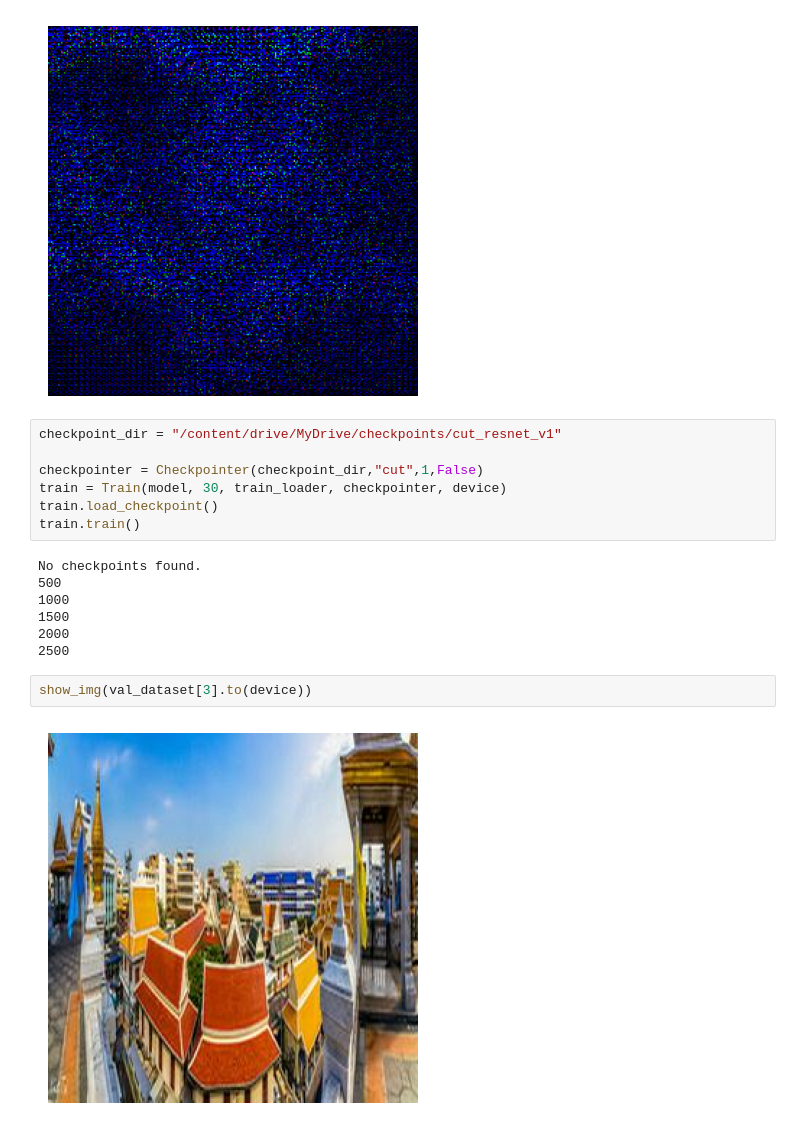
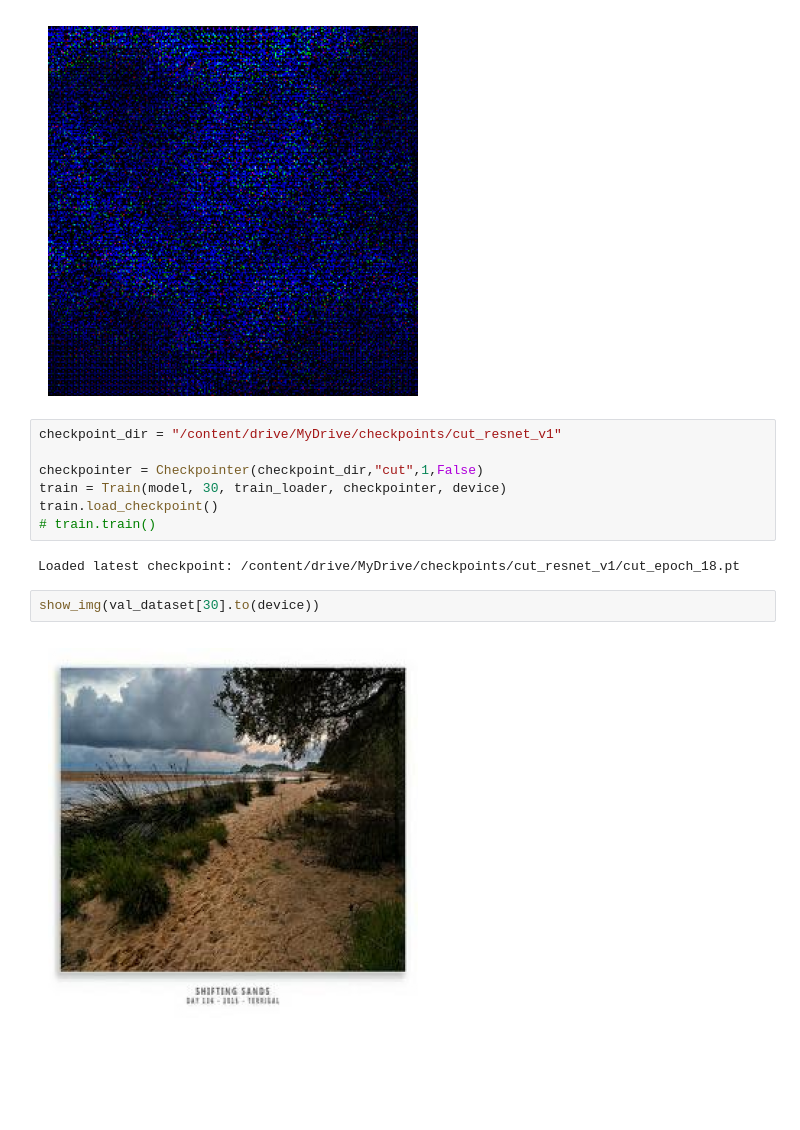
Before and after one commit to azhgh22/Monet_Style_Generator, a Jupyter notebook: notebooks/cut_train.ipynb, the cells around one changed output. Cells and saved outputs as stored; diff of their text form; blank space fills up the shorter version.

```diff
--- a/notebooks/cut_train.ipynb
+++ b/notebooks/cut_train.ipynb
@@ -149,16 +149,11 @@ checkpoint_dir = "/content/drive/MyDrive/checkpoints/cut_resnet_v1"
 checkpointer = Checkpointer(checkpoint_dir,"cut",1,False)
 train = Train(model, 30, train_loader, checkpointer, device)
 train.load_checkpoint()
-train.train()
+# train.train()
 # %% [output]
-No checkpoints found.
-500
-1000
-1500
-2000
-2500
+Loaded latest checkpoint: /content/drive/MyDrive/checkpoints/cut_resnet_v1/cut_epoch_18.pt
 # %%
-show_img(val_dataset[3].to(device))
+show_img(val_dataset[30].to(device))
 # %% [output]
-[figure, old version]
+[figure, new version]
 # %%
```
Also changed, not shown: parts of 2 cells of this notebook.
